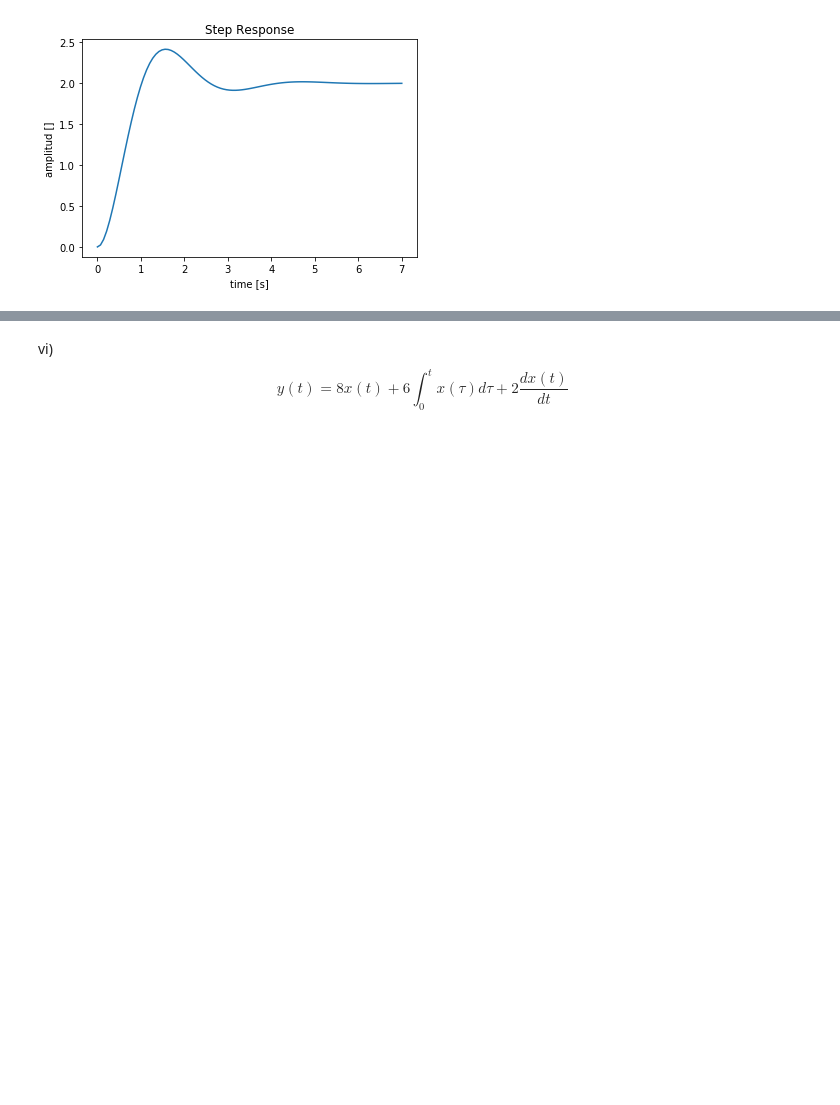
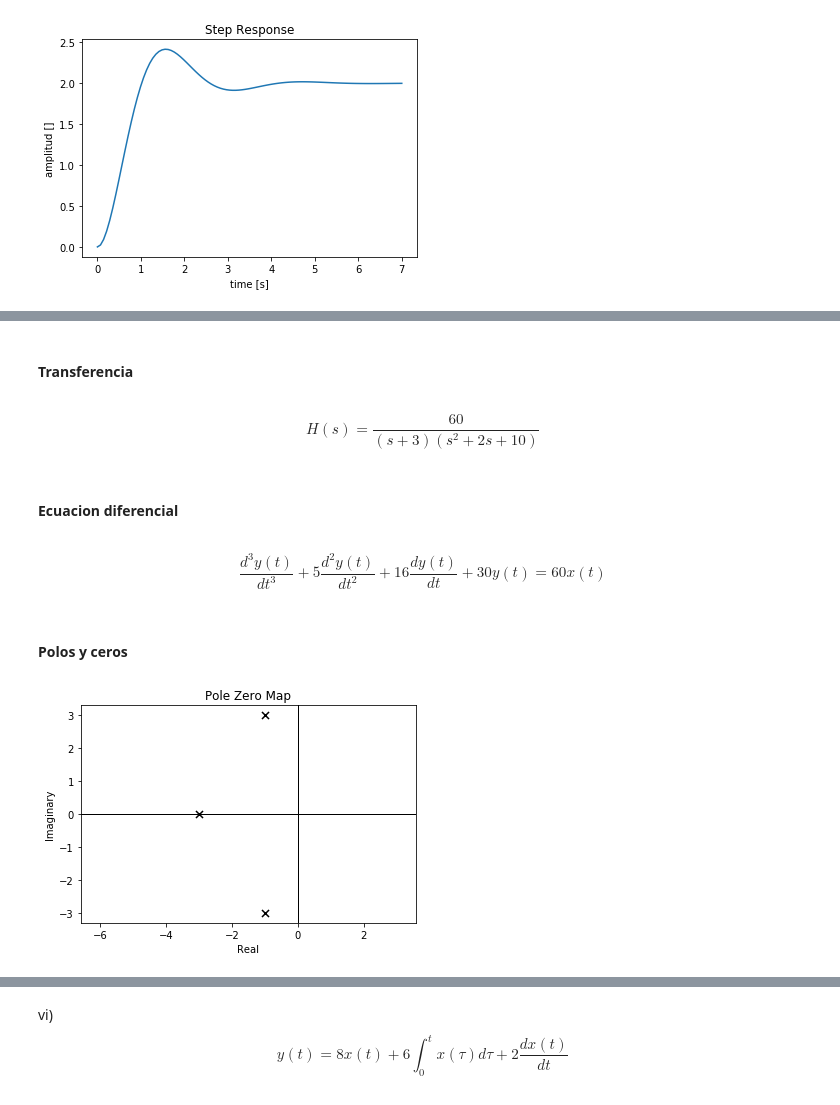
Before and after one commit to ordonezt/TP1-Control, a Jupyter notebook: TP1Notebook.ipynb, the cells around one changed output, grey strips where cells are left out. Drawn from its saved outputs; the diff is of its cells as text; code cells hidden in the pictures; blank space fills up the shorter version.

```diff
--- a/TP1Notebook.ipynb
+++ b/TP1Notebook.ipynb
@@ -102,0 +105,18 @@ ax.set(xlabel='time [s]', ylabel='amplitud []', title='Step Response');
+# %% [markdown]
+#### Transferencia
+# %% [markdown]
+$$\begin{equation} H(s) = \frac{60}{(s+3)(s^2+2s+10)}\end{equation}$$
+# %% [markdown]
+#### Ecuacion diferencial
+# %% [markdown]
+$$\begin{equation} \frac{d^3y(t)}{dt^3} + 5\frac{d^2y(t)}{dt^2} + 16\frac{dy(t)}{dt} + 30y(t) = 60x(t)\end{equation}$$
+# %% [markdown]
+#### Polos y ceros
+# %%
+num1 = np.array([0, 0, 0, 60])
+den1 = np.array([1, 5, 16, 30])
+
+tf1 = control.tf(num1, den1)
+control.pzmap(tf1);
+# %% [output]
+[figure, added]
```
Also changed, not shown: parts of 59 cells of this notebook.
